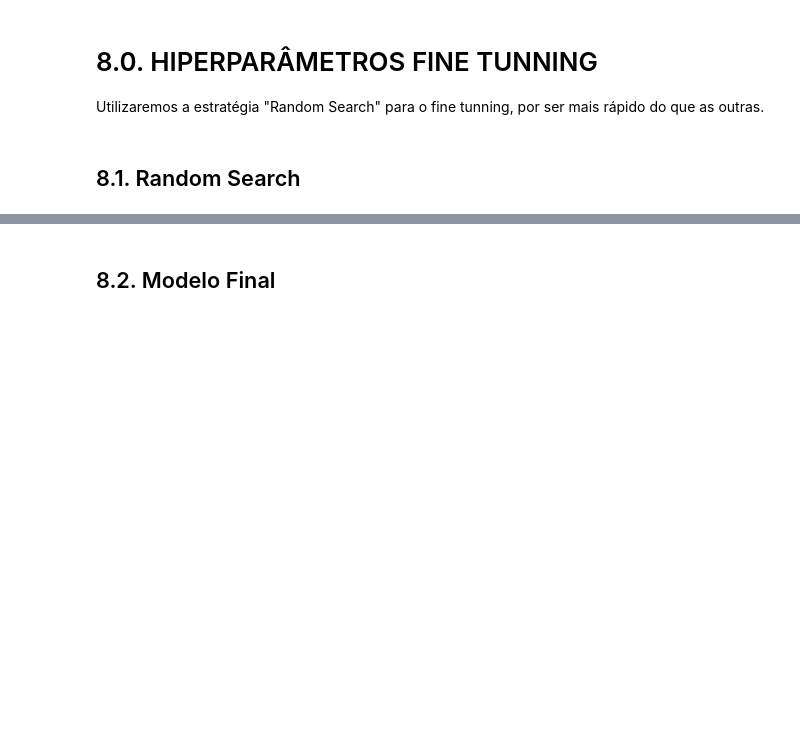
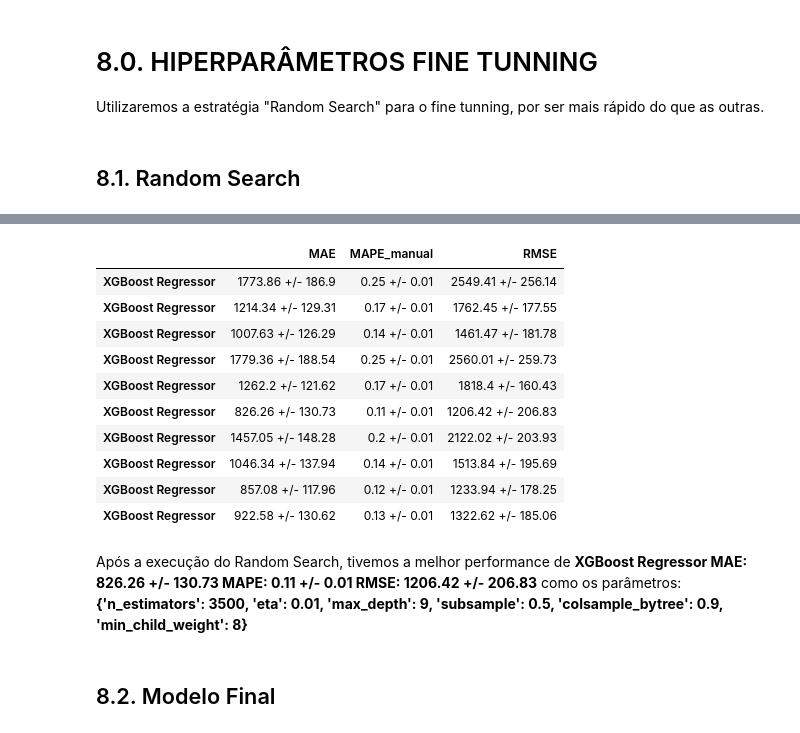
Before and after one commit to NaylsonS/rossman-store-sales, a Jupyter notebook: m02_v01_store_sales_prediction.ipynb, the cells around one changed output, grey strips where cells are left out. Saved outputs shown, nothing was run; the diff lists cells and outputs as text; code cells hidden in the pictures; blank space fills up the shorter version.

```diff
--- a/m02_v01_store_sales_prediction.ipynb
+++ b/m02_v01_store_sales_prediction.ipynb
@@ -1212,7 +1216,7 @@ for i in range( max_eval ):
     print( hp )
 
     # model
-    xgb = xgb.XGBRegressor(objective='reg:squarederror',
+    model_xgb = xgb.XGBRegressor(objective='reg:squarederror',
                            n_estimators=hp['n_estimators'],
                            eta=hp['eta'],
                            max_depth=hp['max_depth'],
@@ -1221,6 +1225,6 @@ for i in range( max_eval ):
                            min_child_weight=hp['min_child_weight'])
 
     # performance
-    result = cross_validation( x_training, 2, 'XGBoost Regressor', xgb, verbose=False  )
+    result = cross_validation( x_training, 2, 'XGBoost Regressor', model_xgb, verbose=False  )
     final_result = pd.concat([final_result, result]) # concatena o dataframe vazio com os resultados e guarda no próprio dataframe anteriormente vazio.
 # %% [output]
@@ -1228,3 +1241,19 @@ for i in range( max_eval ):
+# %%
+final_result
+# %% [output]
+|  | MAE | MAPE_manual | RMSE |
+| XGBoost Regressor | 1773.86 +/- 186.9 | 0.25 +/- 0.01 | 2549.41 +/- 256.14 |
+| XGBoost Regressor | 1214.34 +/- 129.31 | 0.17 +/- 0.01 | 1762.45 +/- 177.55 |
+| XGBoost Regressor | 1007.63 +/- 126.29 | 0.14 +/- 0.01 | 1461.47 +/- 181.78 |
+| XGBoost Regressor | 1779.36 +/- 188.54 | 0.25 +/- 0.01 | 2560.01 +/- 259.73 |
+| XGBoost Regressor | 1262.2 +/- 121.62 | 0.17 +/- 0.01 | 1818.4 +/- 160.43 |
+| XGBoost Regressor | 826.26 +/- 130.73 | 0.11 +/- 0.01 | 1206.42 +/- 206.83 |
+| XGBoost Regressor | 1457.05 +/- 148.28 | 0.2 +/- 0.01 | 2122.02 +/- 203.93 |
+| XGBoost Regressor | 1046.34 +/- 137.94 | 0.14 +/- 0.01 | 1513.84 +/- 195.69 |
+| XGBoost Regressor | 857.08 +/- 117.96 | 0.12 +/- 0.01 | 1233.94 +/- 178.25 |
+| XGBoost Regressor | 922.58 +/- 130.62 | 0.13 +/- 0.01 | 1322.62 +/- 185.06 |
+# %% [markdown]
+Após a execução do Random Search, tivemos a melhor performance de **XGBoost Regressor	MAE: 826.26 +/- 130.73	MAPE: 0.11 +/- 0.01	RMSE: 1206.42 +/- 206.83** como os parâmetros: **{'n_estimators': 3500, 'eta': 0.01, 'max_depth': 9, 'subsample': 0.5, 'colsample_bytree': 0.9, 'min_child_weight': 8}**
 # %% [markdown]
 ## 8.2. Modelo Final
 # %%
```
Also changed, not shown: parts of 24 cells of this notebook.
